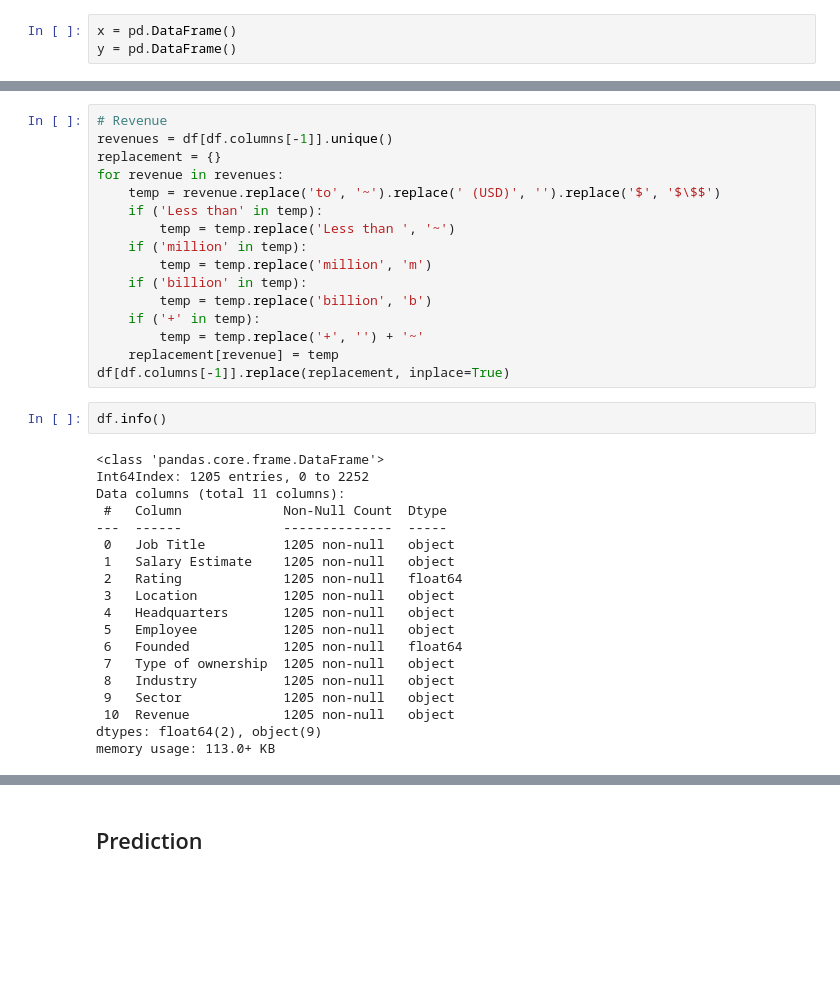
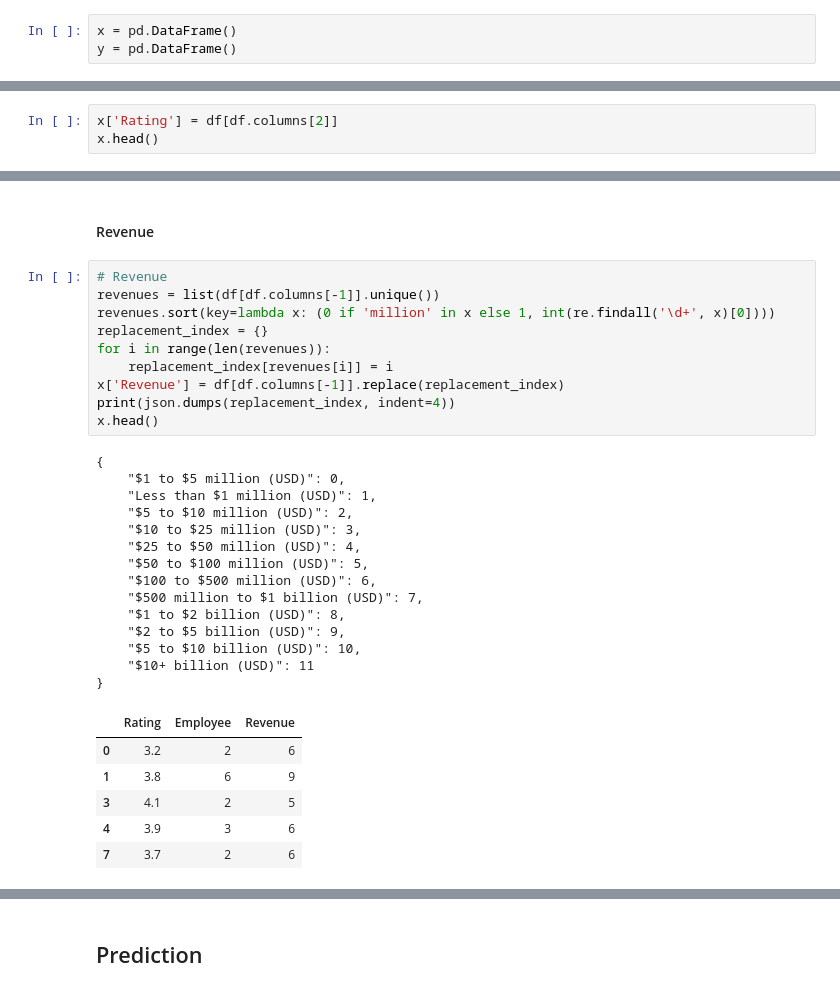
Before and after one commit to xiaoming857/data_analyst_jobs_analysis, a Jupyter notebook: main.ipynb, the cells around one changed output, grey strips where cells are left out. Cells and saved outputs as stored; diff of their text form; blank space fills up the shorter version.

```diff
--- a/main.ipynb
+++ b/main.ipynb
@@ -165,0 +187,3 @@ y
+# %%
+x['Rating'] = df[df.columns[2]]
+x.head()
@@ -209,40 +225,36 @@ size_l
+# %% [markdown]
+#### Revenue
 # %%
 # Revenue
-revenues = df[df.columns[-1]].unique()
-replacement = {}
-for revenue in revenues:
-    temp = revenue.replace('to', '~').replace(' (USD)', '').replace('$', '$\$$')
-    if ('Less than' in temp):
-        temp = temp.replace('Less than ', '~')
-    if ('million' in temp):
-        temp = temp.replace('million', 'm')
-    if ('billion' in temp):
-        temp = temp.replace('billion', 'b')
-    if ('+' in temp):
-        temp = temp.replace('+', '') + '~'
-    replacement[revenue] = temp
-df[df.columns[-1]].replace(replacement, inplace=True)
+revenues = list(df[df.columns[-1]].unique())
+revenues.sort(key=lambda x: (0 if 'million' in x else 1, int(re.findall('\d+', x)[0])))
+replacement_index = {}
+for i in range(len(revenues)):
+    replacement_index[revenues[i]] = i
+x['Revenue'] = df[df.columns[-1]].replace(replacement_index)
+print(json.dumps(replacement_index, indent=4))
+x.head()
+# %% [output]
+{
+    "$1 to $5 million (USD)": 0,
+    "Less than $1 million (USD)": 1,
+    "$5 to $10 million (USD)": 2,
+    "$10 to $25 million (USD)": 3,
+    "$25 to $50 million (USD)": 4,
+    "$50 to $100 million (USD)": 5,
+    "$100 to $500 million (USD)": 6,
+    "$500 million to $1 billion (USD)": 7,
+    "$1 to $2 billion (USD)": 8,
+    "$2 to $5 billion (USD)": 9,
+    "$5 to $10 billion (USD)": 10,
+    "$10+ billion (USD)": 11
+}
+|  | Rating | Employee | Revenue |
+| 0 | 3.2 | 2 | 6 |
+| 1 | 3.8 | 6 | 9 |
+| 3 | 4.1 | 2 | 5 |
+| 4 | 3.9 | 3 | 6 |
+| 7 | 3.7 | 2 | 6 |
-# %%
-df.info()
-# %% [output]
-<class 'pandas.core.frame.DataFrame'>
-Int64Index: 1205 entries, 0 to 2252
-Data columns (total 11 columns):
- #   Column             Non-Null Count  Dtype
----  ------             --------------  -----
- 0   Job Title          1205 non-null   object
- 1   Salary Estimate    1205 non-null   object
- 2   Rating             1205 non-null   float64
- 3   Location           1205 non-null   object
- 4   Headquarters       1205 non-null   object
- 5   Employee           1205 non-null   object
- 6   Founded            1205 non-null   float64
- 7   Type of ownership  1205 non-null   object
- 8   Industry           1205 non-null   object
- 9   Sector             1205 non-null   object
- 10  Revenue            1205 non-null   object
-dtypes: float64(2), object(9)
-memory usage: 113.0+ KB
 # %%
 df.head()
 # %% [output]
```
Also changed, not shown: parts of 26 cells of this notebook, 2 other files.
